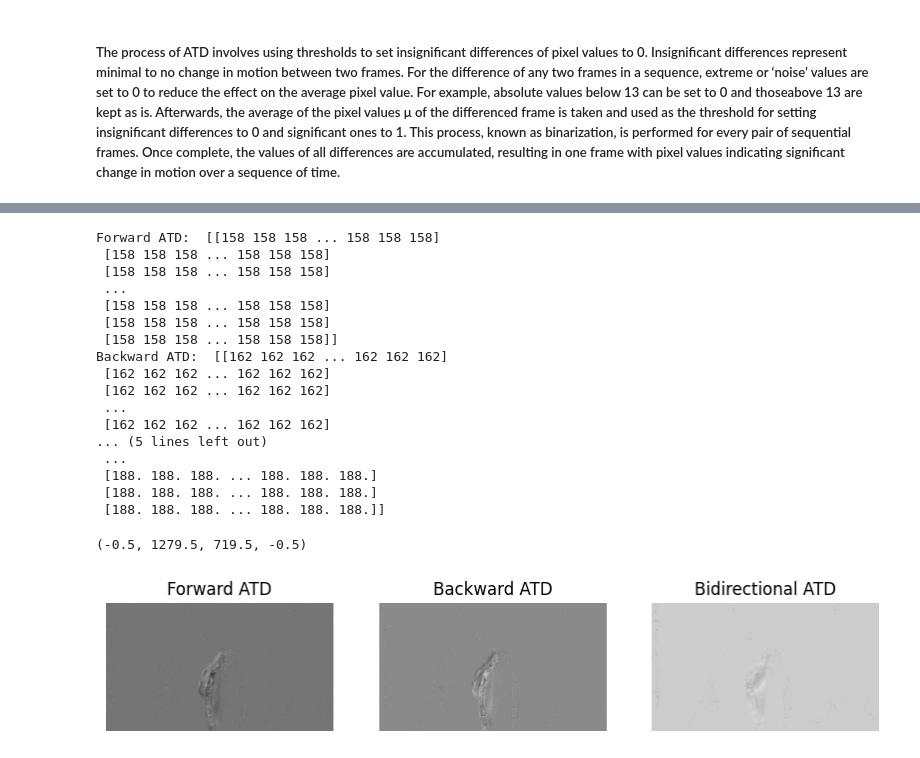
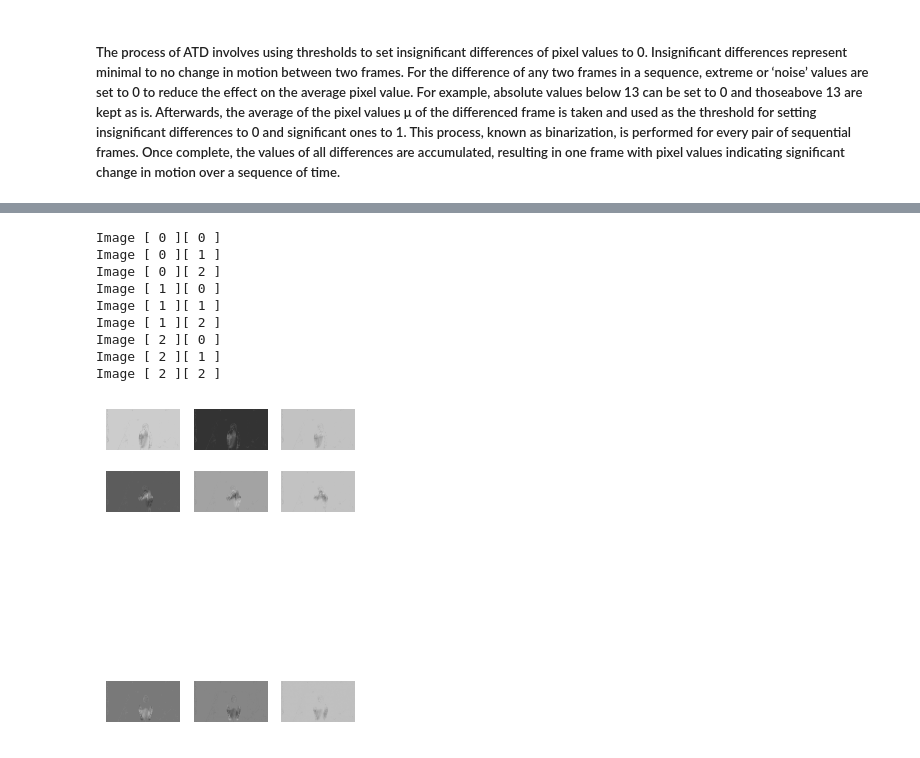
Before and after one commit to lamiselsayed/Senior-Design-Code, a Jupyter notebook: 03-Grayscaling_&_Directional_ATD.ipynb, the cells around one changed output, grey strips where cells are left out. Saved outputs shown, nothing was run; the diff lists cells and outputs as text; code cells hidden in the pictures.

```diff
--- a/03-Grayscaling_&_Directional_ATD.ipynb
+++ b/03-Grayscaling_&_Directional_ATD.ipynb
@@ -86,8 +70,8 @@ def convertToGrayScale(directory_path):
 
     return grayImagesList
 # %%
-# directory_path = 'C:/Users/user/Downloads/file2/f_AS069_rec0/'
-directory_path = 'C:/Users/user/Downloads/file2/f_HQ059_rec0/'
+directory_path = 'C:/Users/user/Downloads/file2/f_HQ069_rec0/'
+# directory_path = 'C:/Users/user/Downloads/file2/f_HQ059_rec0/'
 grayImagesList = convertToGrayScale(directory_path)
 # %%
 type(grayImagesList[0].dtype)
@@ -166,9 +193,9 @@ def applyATD(frames):
 # %%
 noFrames = len(grayImagesList)
-noWords = 1
+noWords = 5
 split = noFrames // noWords
 # %%
-# imageATDs = []
-# for i in range(noWords):
-#     index = split * i
-#     imageATDs.append(applyATD(grayImagesList[index: index + split]))
+imageATDs = []
+for i in range(noWords):
+    index = split * i
+    imageATDs.append(applyATD(grayImagesList[index: index + split]))
@@ -179,49 +213,21 @@ bidirectATD = applyBiDirectionalDiff(grayImagesList)
-# %%
-print("Forward ATD: ", forwardATD)
-print("Backward ATD: ", backwardATD)
-print("Bidirectional ATD", bidirectATD)
-# %% [output]
-Forward ATD:  [[158 158 158 ... 158 158 158]
- [158 158 158 ... 158 158 158]
- [158 158 158 ... 158 158 158]
- ...
- [158 158 158 ... 158 158 158]
- [158 158 158 ... 158 158 158]
- [158 158 158 ... 158 158 158]]
-Backward ATD:  [[162 162 162 ... 162 162 162]
- [162 162 162 ... 162 162 162]
- [162 162 162 ... 162 162 162]
- ...
- [162 162 162 ... 162 162 162]
-... (5 lines left out)
- ...
- [188. 188. 188. ... 188. 188. 188.]
- [188. 188. 188. ... 188. 188. 188.]
- [188. 188. 188. ... 188. 188. 188.]]
 # %%
 plt.figure(figsize = (10, 10))
 
-# for i in range(len(imageATDs)):
-#     for j in range(len(imageATDs[i])):
-#         size = len(imageATDs) * len(imageATDs[i])
-#         plt.subplot(i + 1, size, j + 1)
-#         plt.imshow(imageATDs[i][j], cmap = 'gray')
-#         plt.axis('off')
-
-plt.subplot(1, 3, 1)
-plt.imshow(forwardATD, cmap = 'gray')
-plt.title('Forward ATD')
-plt.axis('off')
-
-plt.subplot(1, 3, 2)
-plt.imshow(backwardATD, cmap = 'gray')
-plt.title('Backward ATD')
-plt.axis('off')
-
-plt.subplot(1, 3, 3)
-plt.imshow(bidirectATD, cmap = 'gray')
-plt.title('Bidirectional ATD')
-plt.axis('off')
+for i in range(len(imageATDs)):
+    for j in range(len(imageATDs[i])):
+        print("Image [", i, "][", j, "]")
+        size = len(imageATDs) * len(imageATDs[i])
+        plt.subplot(i + 1, size, j + 1)
+        plt.imshow(imageATDs[i][j], cmap = 'gray')
+        plt.axis('off')
 # %% [output]
-(-0.5, 1279.5, 719.5, -0.5)
+Image [ 0 ][ 0 ]
+Image [ 0 ][ 1 ]
+Image [ 0 ][ 2 ]
+Image [ 1 ][ 0 ]
+Image [ 1 ][ 1 ]
+Image [ 1 ][ 2 ]
+Image [ 2 ][ 0 ]
+Image [ 2 ][ 1 ]
+Image [ 2 ][ 2 ]
-[figure, old version]
+[figure, new version]
```
Also changed, not shown: parts of 12 cells of this notebook.
